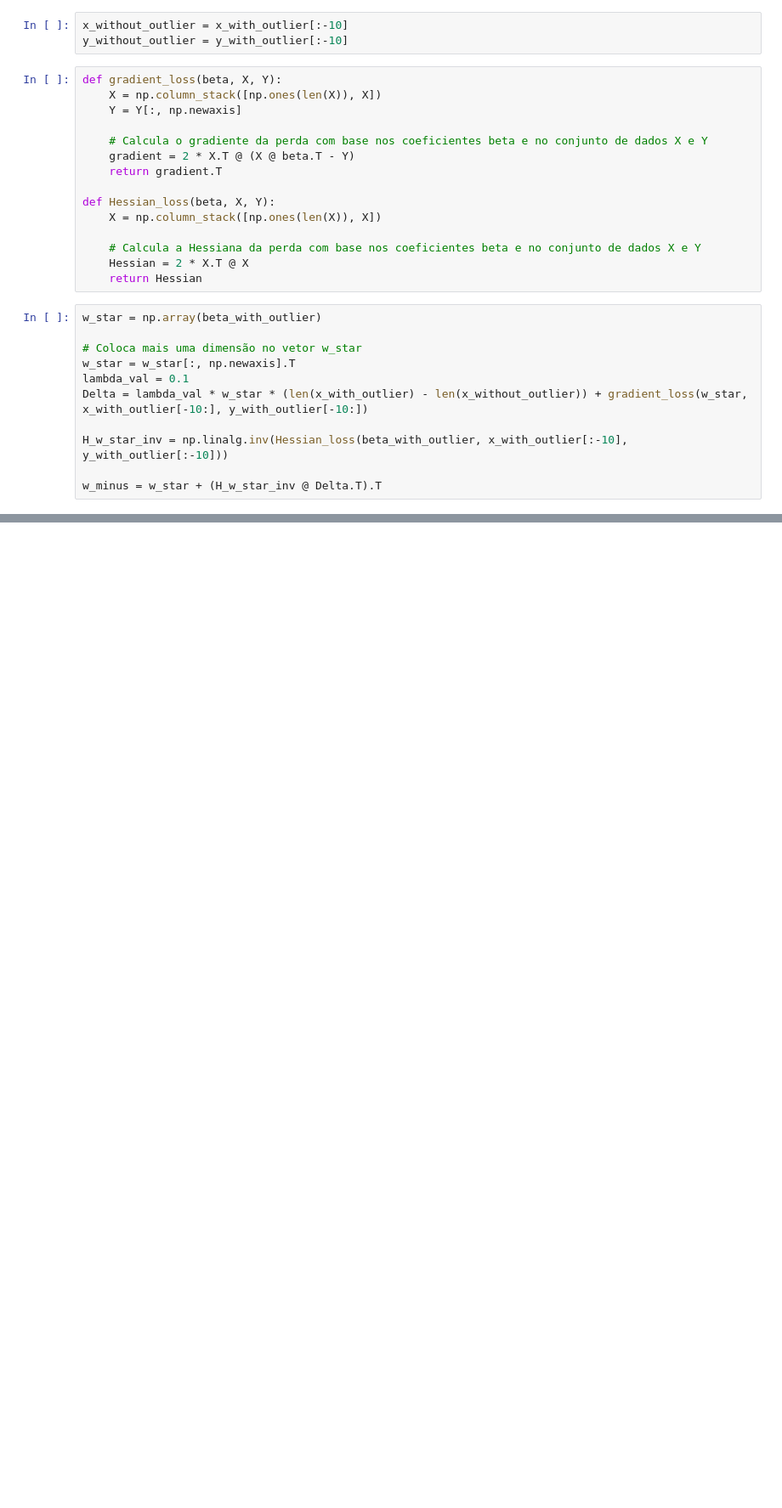
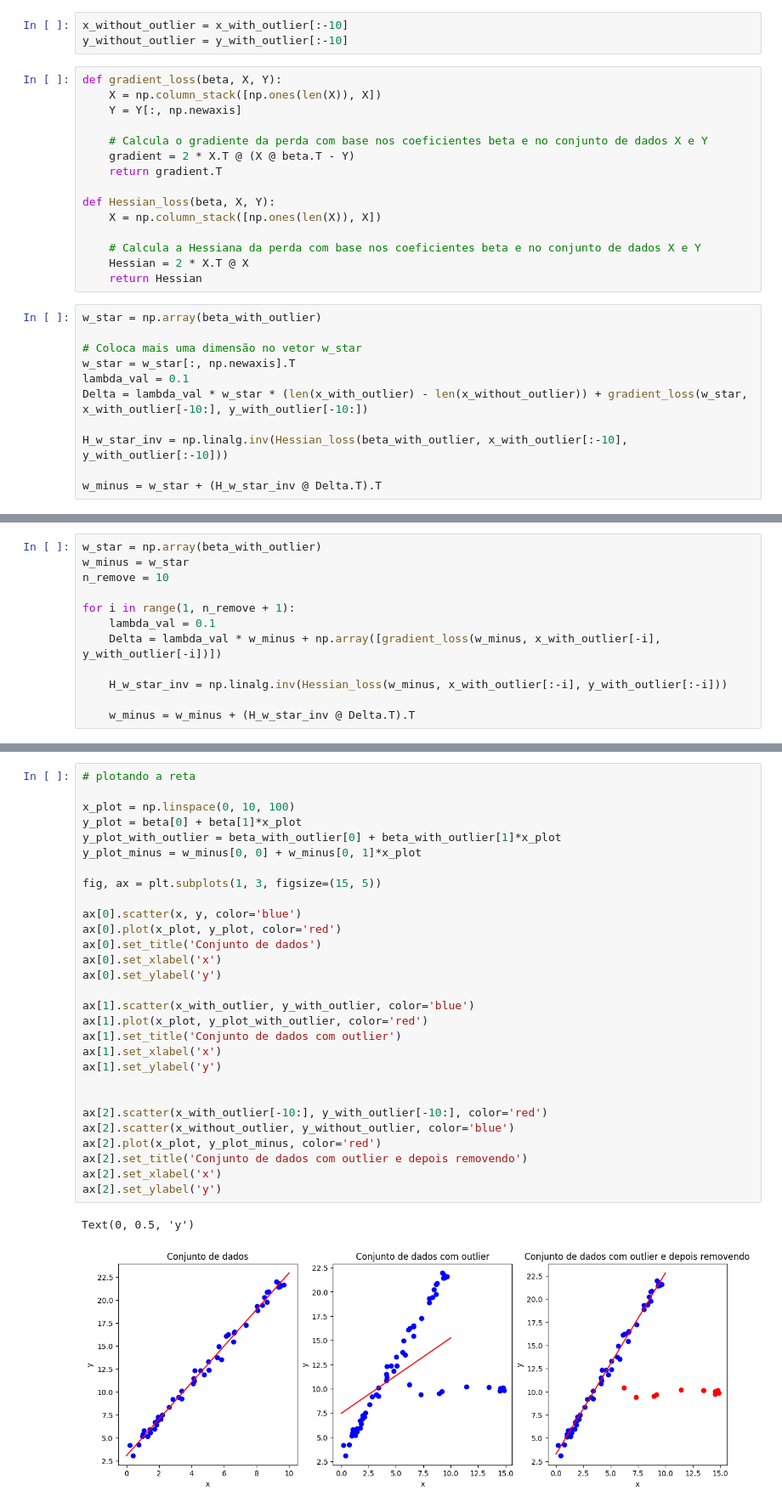
Before and after one commit to FabricioVenturim/certified-removal, a Jupyter notebook: regressao_linear_batch.ipynb, the cells around one changed output, grey strips where cells are left out. Shown at 85% size. Saved outputs shown, nothing was run; the diff lists cells and outputs as text; blank space fills up the shorter version.

```diff
--- a/regressao_linear_batch.ipynb
+++ b/regressao_linear_batch.ipynb
@@ -158,0 +198,12 @@ Text(0, 0.5, 'y')
+# %%
+w_star = np.array(beta_with_outlier)
+w_minus = w_star
+n_remove = 10
+
+for i in range(1, n_remove + 1):
+    lambda_val = 0.1
+    Delta = lambda_val * w_minus + np.array([gradient_loss(w_minus, x_with_outlier[-i], y_with_outlier[-i])])
+
+    H_w_star_inv = np.linalg.inv(Hessian_loss(w_minus, x_with_outlier[:-i], y_with_outlier[:-i]))
+
+    w_minus = w_minus + (H_w_star_inv @ Delta.T).T
@@ -158,0 +218,32 @@ Text(0, 0.5, 'y')
+# %%
+# plotando a reta
+
+x_plot = np.linspace(0, 10, 100)
+y_plot = beta[0] + beta[1]*x_plot
+y_plot_with_outlier = beta_with_outlier[0] + beta_with_outlier[1]*x_plot
+y_plot_minus = w_minus[0, 0] + w_minus[0, 1]*x_plot
+
+fig, ax = plt.subplots(1, 3, figsize=(15, 5))
+
+ax[0].scatter(x, y, color='blue')
+ax[0].plot(x_plot, y_plot, color='red')
+ax[0].set_title('Conjunto de dados')
+ax[0].set_xlabel('x')
+ax[0].set_ylabel('y')
+
+ax[1].scatter(x_with_outlier, y_with_outlier, color='blue')
+ax[1].plot(x_plot, y_plot_with_outlier, color='red')
+ax[1].set_title('Conjunto de dados com outlier')
+ax[1].set_xlabel('x')
+ax[1].set_ylabel('y')
+
+
+ax[2].scatter(x_with_outlier[-10:], y_with_outlier[-10:], color='red')
+ax[2].scatter(x_without_outlier, y_without_outlier, color='blue')
+ax[2].plot(x_plot, y_plot_minus, color='red')
+ax[2].set_title('Conjunto de dados com outlier e depois removendo')
+ax[2].set_xlabel('x')
+ax[2].set_ylabel('y')
+# %% [output]
+Text(0, 0.5, 'y')
+[figure, added]
```
Also changed, not shown: parts of 13 cells of this notebook.
